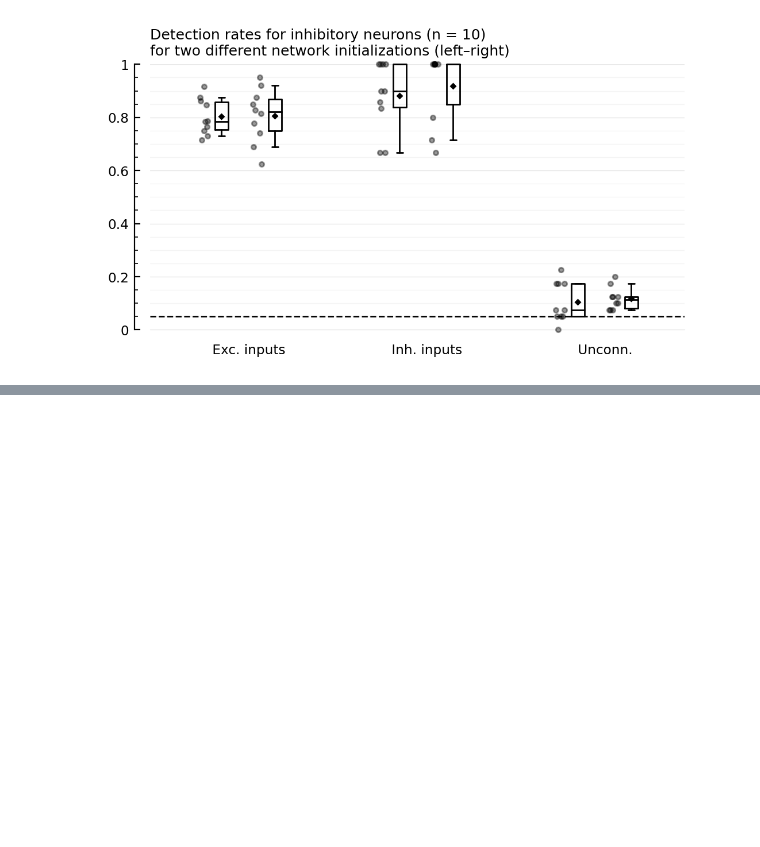
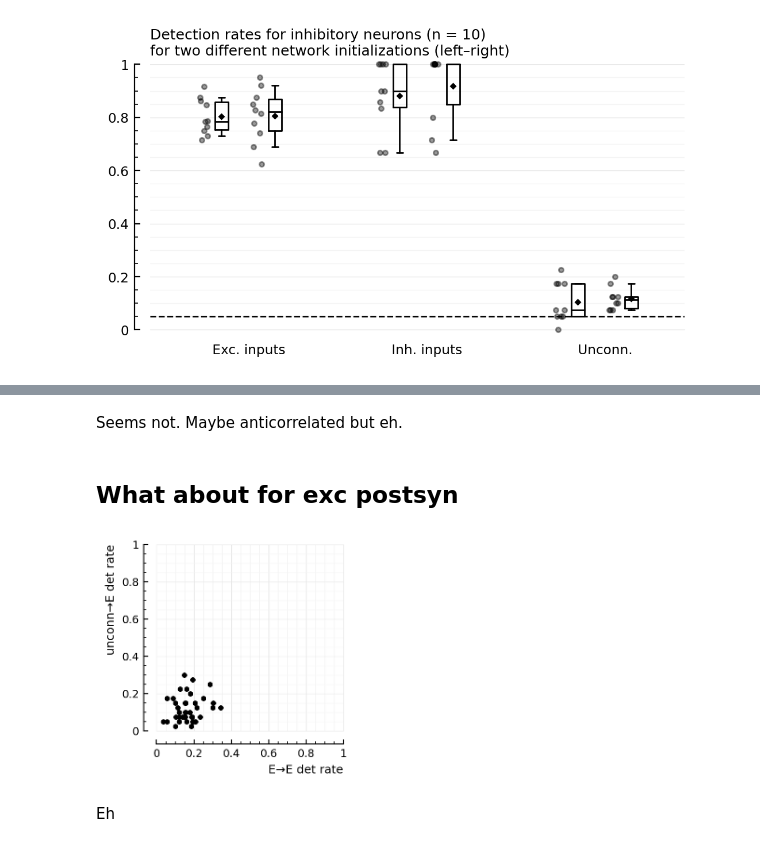
Before and after one commit to tfiers/phd, a Jupyter notebook: _sources/nb/2022-07-26__Multiseed.ipynb, the cells around one changed output, grey strips where cells are left out. Saved outputs shown, nothing was run; the diff lists cells and outputs as text; code cells hidden in the pictures; blank space fills up the shorter version.

```diff
--- a/_sources/nb/2022-07-26__Multiseed.ipynb
+++ b/_sources/nb/2022-07-26__Multiseed.ipynb
@@ -96,0 +108,16 @@ detplot(inh_rec, "inhibitory")
+# %% [markdown]
+Seems not.
+Maybe anticorrelated but eh.
+# %% [markdown]
+## What about for exc postsyn
+# %%
+exc_in = [detrates[1][n].TPR_exc for n in exc_rec]
+inh_in = [detrates[1][n].FPR for n in exc_rec]
+fig,ax=plt.subplots(figsize=(2.6,2.6))
+ax.plot(exc_in, inh_in, "k.", clip_on=false)
+ax.set(xlim=[0,1], ylim=[0,1], aspect="equal")
+set(ax, xlabel="E→E det rate", ylabel=("unconn→E det rate", :loc=>"top"));
+# %% [output]
+[figure, added]
+# %% [markdown]
+Eh
```
Also changed, not shown: parts of 4 cells of this notebook, 4 other files.
